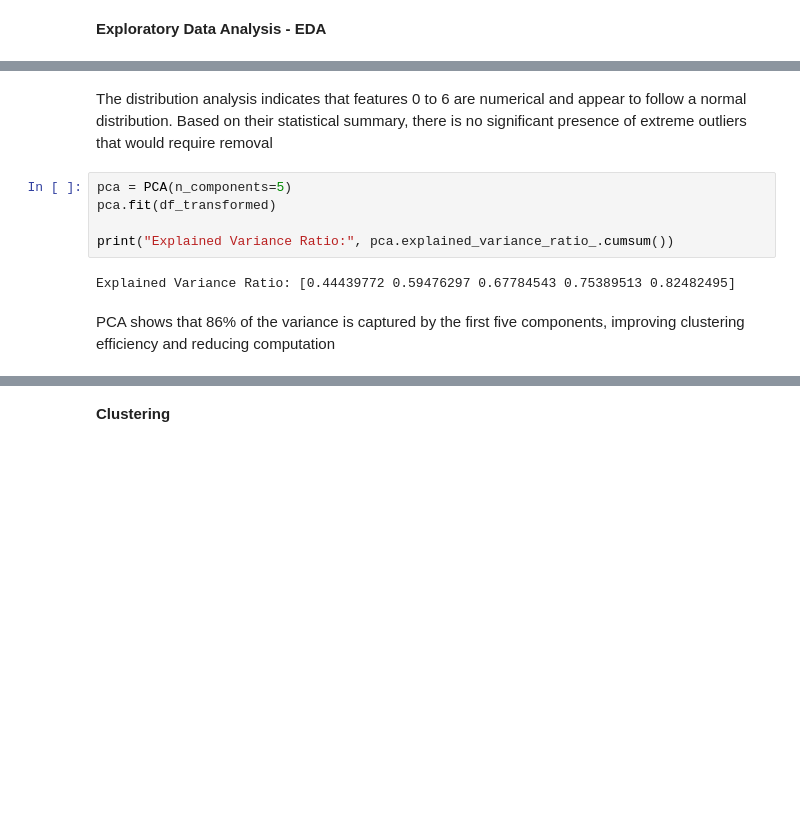
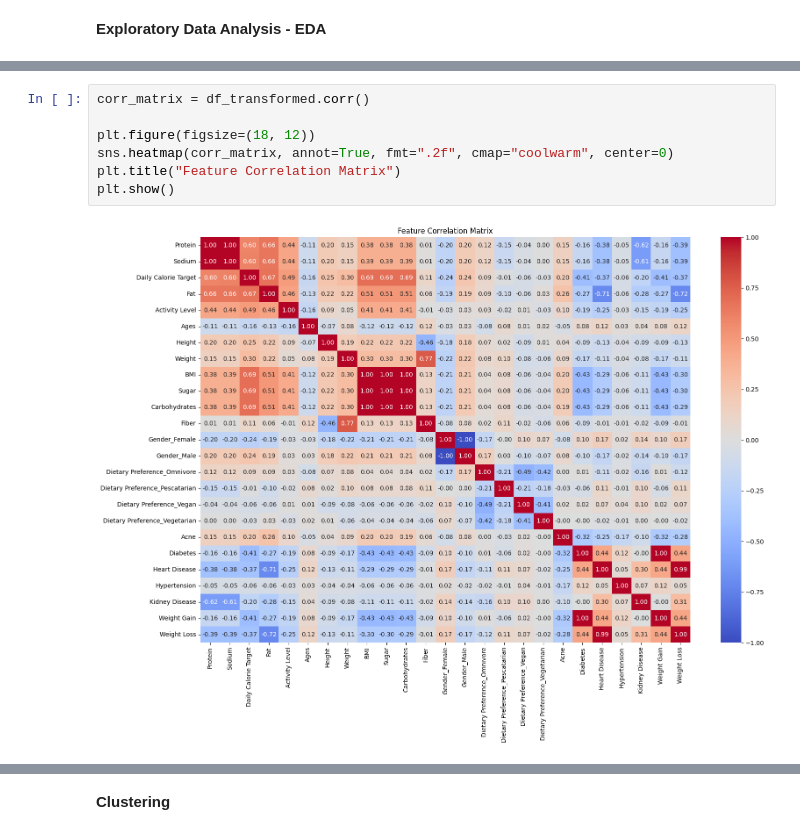
Before and after one commit to Edenshmuel/ICU_Nutrition_ML, a Jupyter notebook: Patient_Clustering.ipynb, the cells around one changed output, grey strips where cells are left out. Cells and saved outputs as stored; diff of their text form; blank space fills up the shorter version.

```diff
--- a/Patient_Clustering.ipynb
+++ b/Patient_Clustering.ipynb
@@ -122,14 +122,12 @@ count     1698.000000  1698.000000  1698.000000  1698.000000  1698.000000
 max       1.000000
 
 [8 rows x 25 columns]
-# %% [markdown]
-The distribution analysis indicates that features 0 to 6 are numerical and appear to follow a normal distribution. Based on their statistical summary, there is no significant presence of extreme outliers that would require removal
-# %%
-pca = PCA(n_components=5)
-pca.fit(df_transformed)
-
-print("Explained Variance Ratio:", pca.explained_variance_ratio_.cumsum())
-# %% [output]
-Explained Variance Ratio: [0.44439772 0.59476297 0.67784543 0.75389513 0.82482495]
-# %% [markdown]
-PCA shows that 86% of the variance is captured by the first five components, improving clustering efficiency and reducing computation
+# %%
+corr_matrix = df_transformed.corr()
+
+plt.figure(figsize=(18, 12))
+sns.heatmap(corr_matrix, annot=True, fmt=".2f", cmap="coolwarm", center=0)
+plt.title("Feature Correlation Matrix")
+plt.show()
+# %% [output]
+[figure, added]
```
Also changed, not shown: parts of 25 cells of this notebook.
